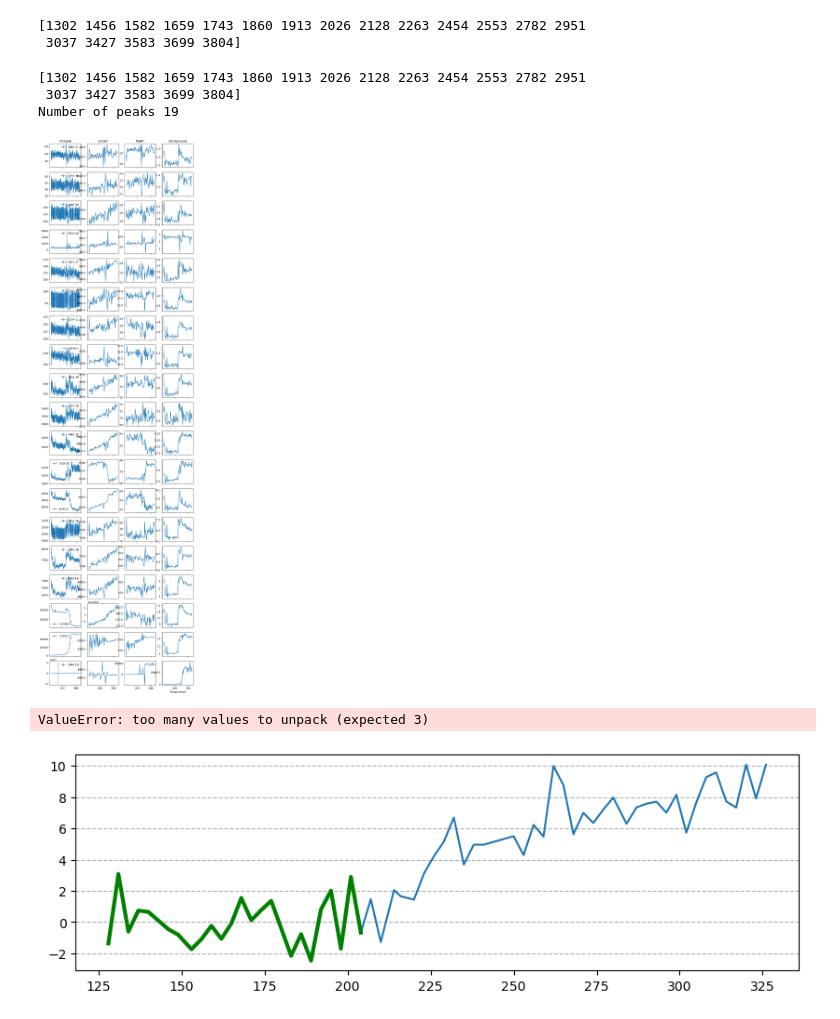
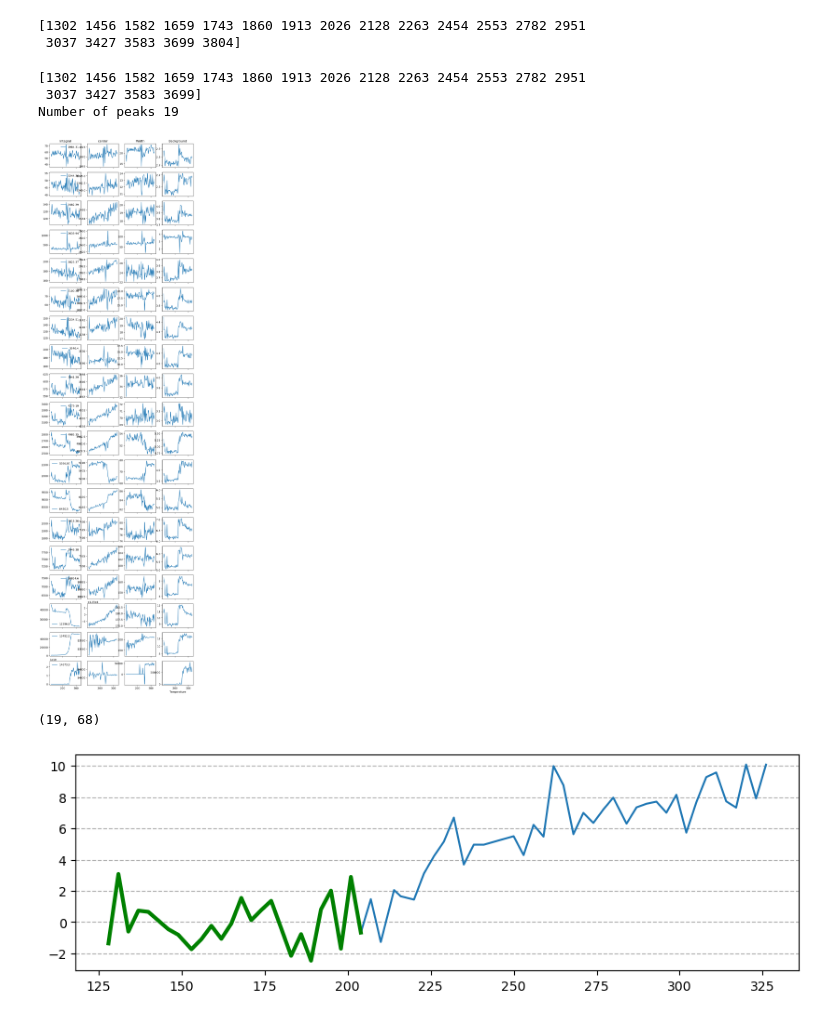
Before and after one commit to mdoucet/illumine, a Jupyter notebook: nomfe2o3/notebooks/fit_peaks.ipynb, the cells around one changed output. Saved outputs shown, nothing was run; the diff lists cells and outputs as text; code cells hidden in the pictures.

```diff
--- a/nomfe2o3/notebooks/fit_peaks.ipynb
+++ b/nomfe2o3/notebooks/fit_peaks.ipynb
@@ -49,22 +49,22 @@ print(peaks)
 # %%
 reload(analysis)
 
 _peaks = [3427, 3583, 3699]
 _peaks = peaks
 print(_peaks[:-1])
 start_idx = 48
 start_idx = 5
 last_idx = 75
-t, a, d_a = analysis.series_analyzer(ramp[start_idx:last_idx], _peaks, temps[start_idx:last_idx])
+t, a, d_a, _, _, _ = analysis.series_analyzer(ramp[start_idx:last_idx], _peaks, temps[start_idx:last_idx])
 print(a.shape)
 #for i in range(len(t)):
 #    print(i, t[i], a[0][i], d_a[0][i])
 # %% [output]
 [1302 1456 1582 1659 1743 1860 1913 2026 2128 2263 2454 2553 2782 2951
- 3037 3427 3583 3699 3804]
+ 3037 3427 3583 3699]
 Number of peaks 19
-[figure, old version]
+[figure, new version]
-ValueError: too many values to unpack (expected 3)
+(19, 68)
 # %%
 from scipy.stats import linregress
 total = 0
```
Also changed, not shown: 1 other file.
